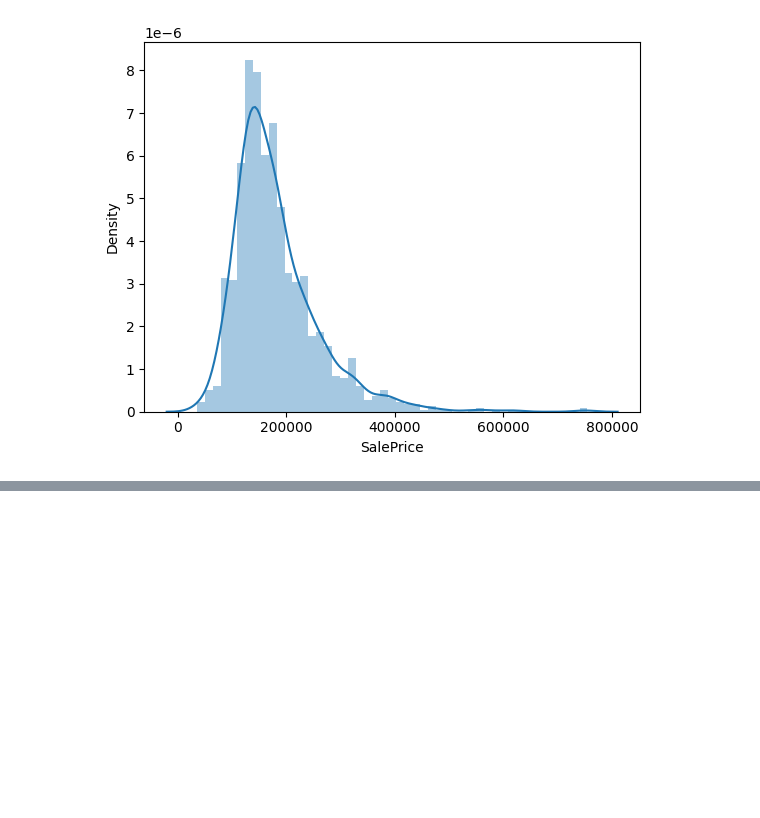
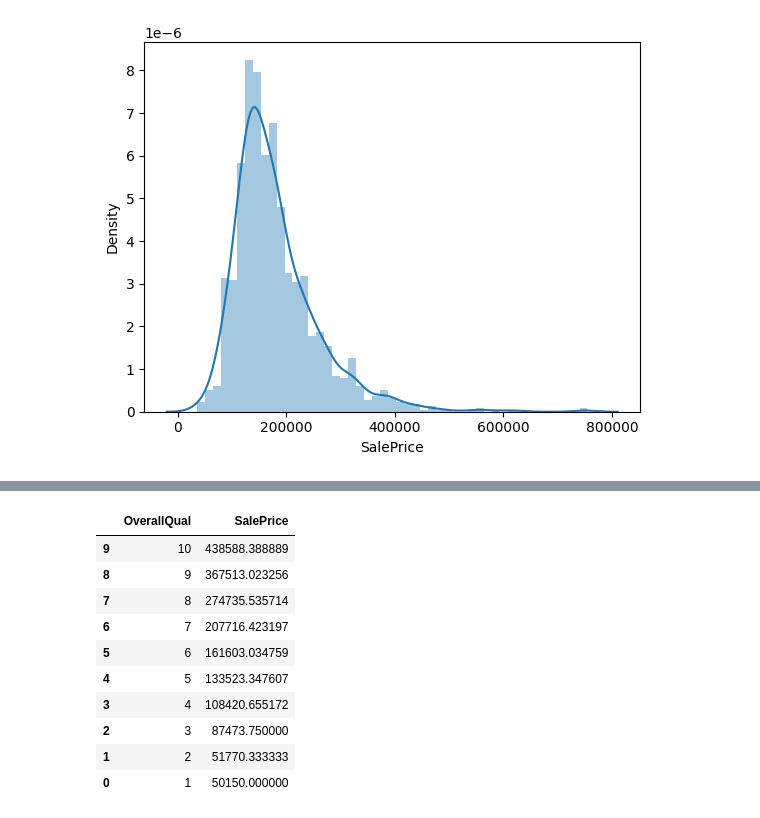
Before and after one commit to fperez-alldev/ccd-usac-ago-2025, a Jupyter notebook: class2/class2.ipynb, the cells around one changed output, grey strips where cells are left out. Saved outputs shown, nothing was run; the diff lists cells and outputs as text; code cells hidden in the pictures; blank space fills up the shorter version.

```diff
--- a/class2/class2.ipynb
+++ b/class2/class2.ipynb
@@ -181,3 +192,18 @@ Name: SalePrice, dtype: float64
+# %%
+df_fe[['OverallQual','SalePrice']].groupby(['OverallQual'],
+as_index=False).mean().sort_values(by='OverallQual', ascending=False)
+# %% [output]
+|  | OverallQual | SalePrice |
+| 9 | 10 | 438588.388889 |
+| 8 | 9 | 367513.023256 |
+| 7 | 8 | 274735.535714 |
+| 6 | 7 | 207716.423197 |
+| 5 | 6 | 161603.034759 |
+| 4 | 5 | 133523.347607 |
+| 3 | 4 | 108420.655172 |
+| 2 | 3 | 87473.750000 |
+| 1 | 2 | 51770.333333 |
+| 0 | 1 | 50150.000000 |
 # %% [markdown]
 ## Identificación de variables relevantes
 
```
Also changed, not shown: parts of 6 cells of this notebook.
